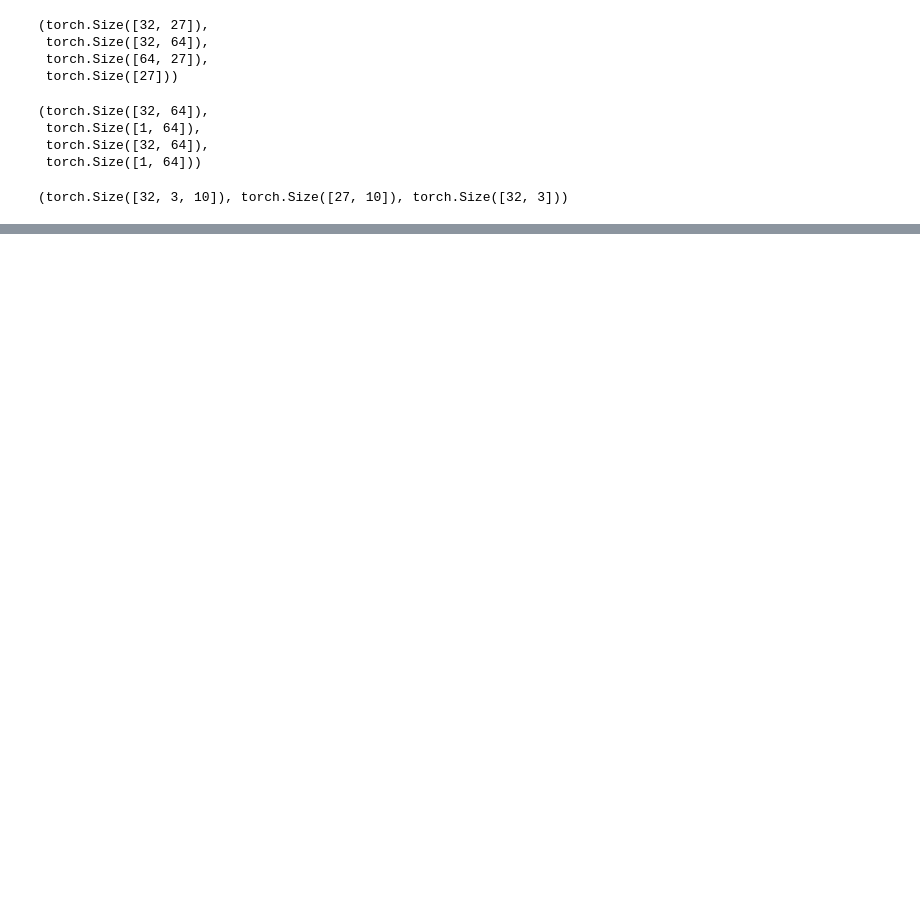
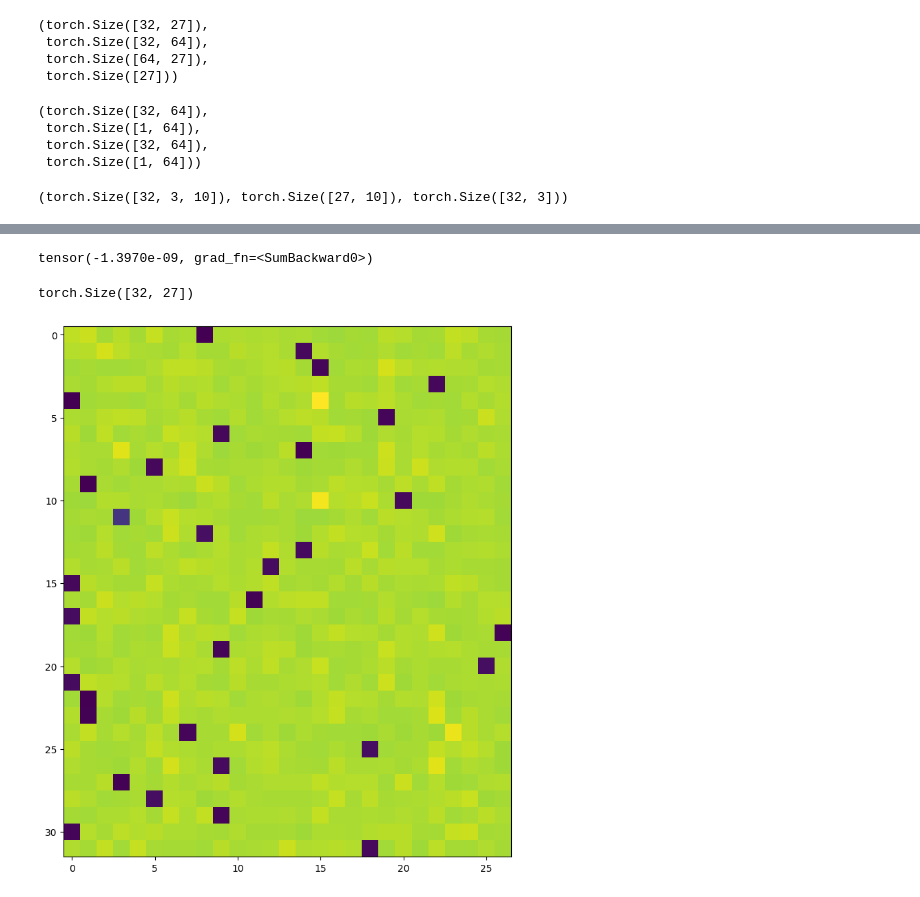
Before and after one commit to badaozhiwei-cmyk/zero-to-herp, a Jupyter notebook: build_makemore_backprop_ninja.ipynb, the cells around one changed output, grey strips where cells are left out. Saved outputs shown, nothing was run; the diff lists cells and outputs as text; code cells hidden in the pictures; blank space fills up the shorter version.

```diff
--- a/build_makemore_backprop_ninja.ipynb
+++ b/build_makemore_backprop_ninja.ipynb
@@ -369,7 +371,12 @@ print(loss_fast.item(), 'diff:', (loss_fast - loss).item())
 
 # -----------------
 # YOUR CODE HERE :)
-dlogits = None # TODO. my solution is 3 lines
+#对数交叉熵求导就是softmax-1
+dlogits = F.softmax(logits,1) # TODO. my solution is 3 lines
+dlogits[range(n),Yb] -= 1
+dlogits /= n
+
+
 # -----------------
 
-#cmp('logits', dlogits, logits) # I can only get approximate to be true, my maxdiff is 6e-9
+cmp('logits', dlogits, logits) # I can only get approximate to be true, my maxdiff is 6e-9
@@ -376,3 +398,17 @@ dlogits = None # TODO. my solution is 3 lines
+# %%
+#相加为0，因为-1  正确索引处梯度多改变，其他就少改变，最终改变权重和偏置
+#若预测完全正确，则正确为1-1，所有都为0，不会再调整logits
+dlogits[0].sum()
+# %% [output]
+tensor(-1.3970e-09, grad_fn=<SumBackward0>)
+# %%
+#紫色方块对应减去1的正确答案索引位置
+plt.figure(figsize=(10,10))
+plt.imshow(dlogits.detach())
+dlogits.shape
+# %% [output]
+torch.Size([32, 27])
+[figure, added]
 # %%
 # Exercise 3: backprop through batchnorm but all in one go
 # to complete this challenge look at the mathematical expression of the output of batchnorm,
```
Also changed, not shown: parts of 15 cells of this notebook.
